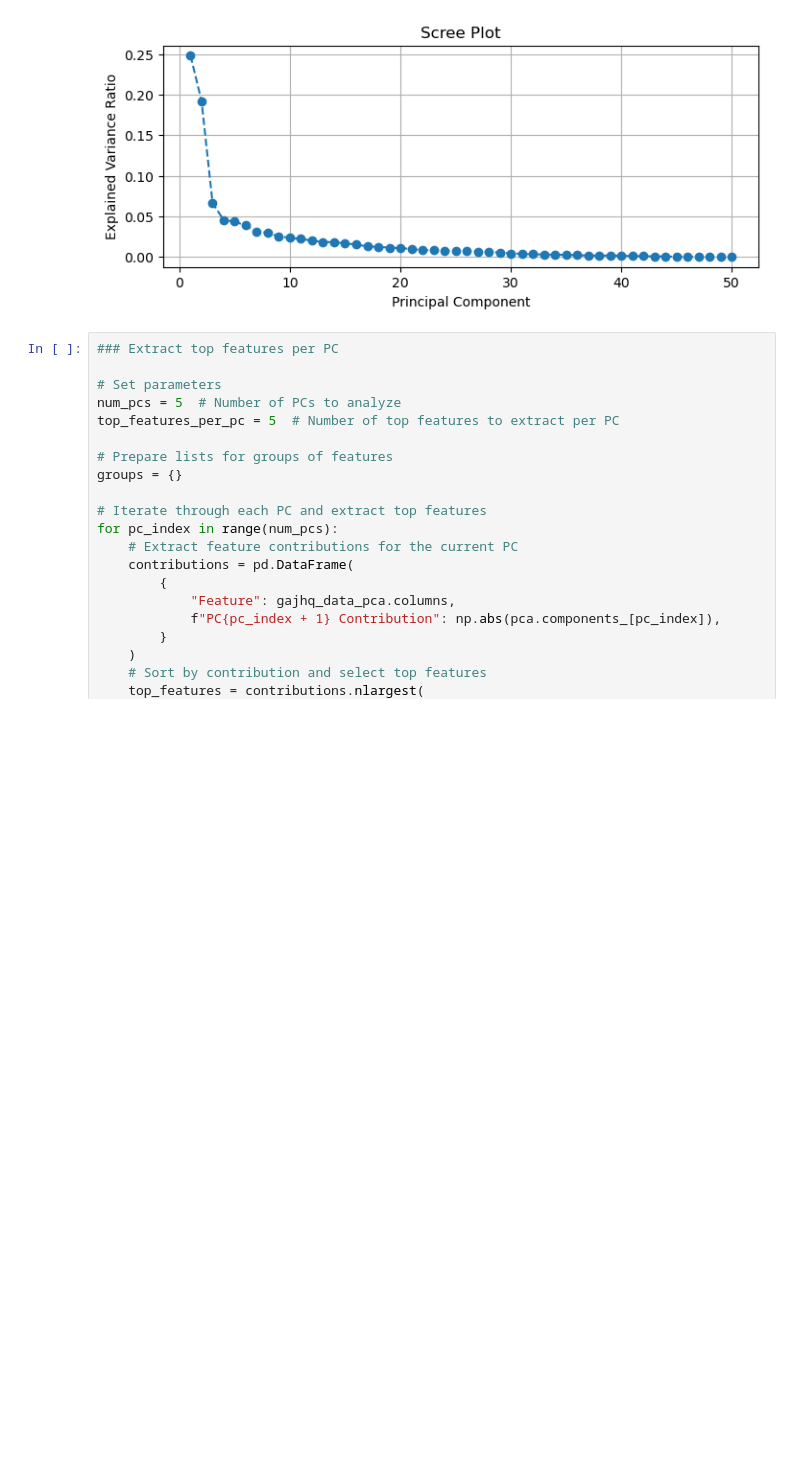
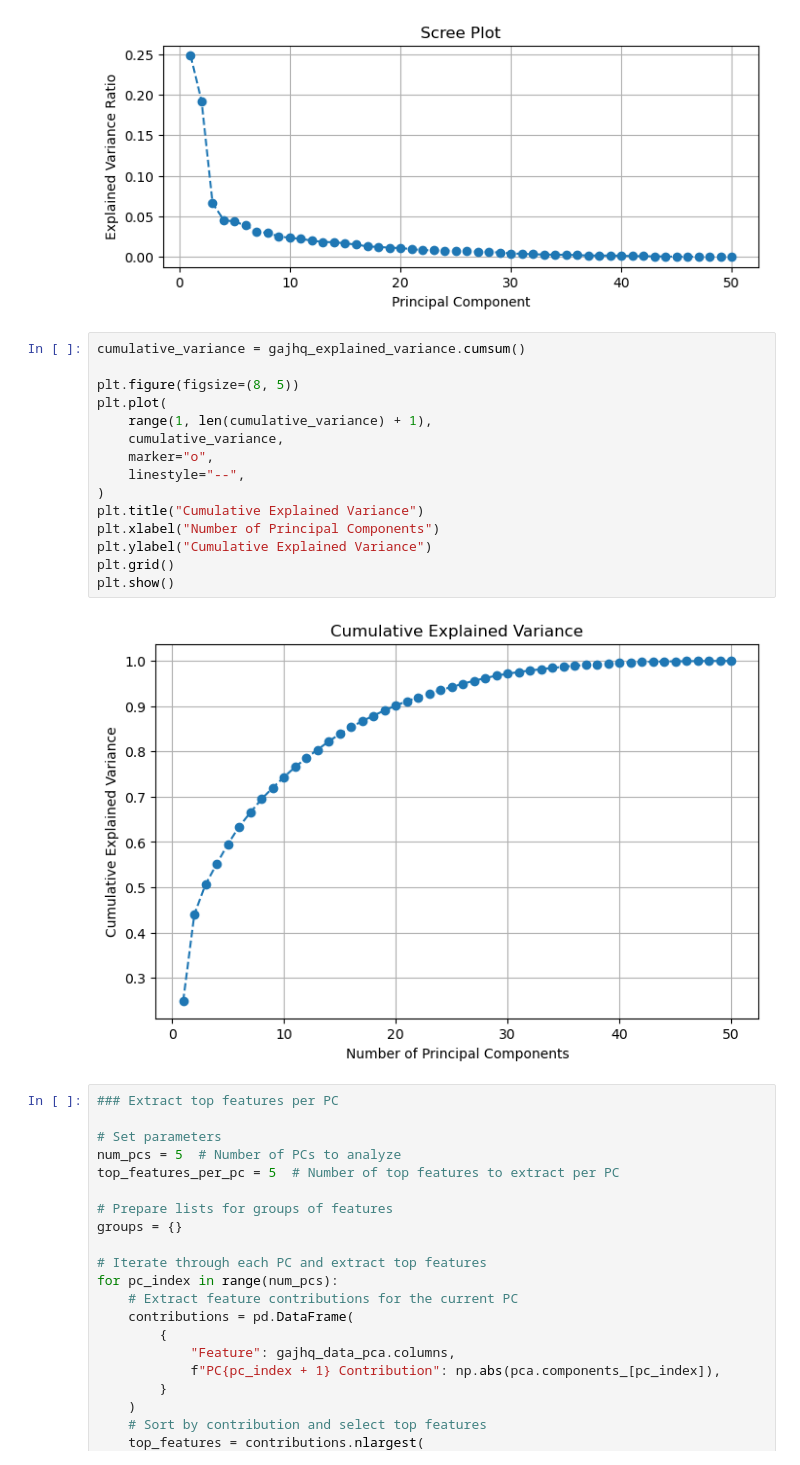
Before and after one commit to tyhowee/personal_code, a Jupyter notebook: data_analysis/saudi_data.ipynb, the cells around one changed output. Drawn from its saved outputs; the diff is of its cells as text; blank space fills up the shorter version.

```diff
--- a/data_analysis/saudi_data.ipynb
+++ b/data_analysis/saudi_data.ipynb
@@ -174,6 +174,23 @@ plt.grid()
 plt.show()
 # %% [output]
 [figure]
+# %%
+cumulative_variance = gajhq_explained_variance.cumsum()
+
+plt.figure(figsize=(8, 5))
+plt.plot(
+    range(1, len(cumulative_variance) + 1),
+    cumulative_variance,
+    marker="o",
+    linestyle="--",
+)
+plt.title("Cumulative Explained Variance")
+plt.xlabel("Number of Principal Components")
+plt.ylabel("Cumulative Explained Variance")
+plt.grid()
+plt.show()
+# %% [output]
+[figure, added]
 # %%
 ### Extract top features per PC
 
```
Also changed, not shown: parts of 1 cell of this notebook.
